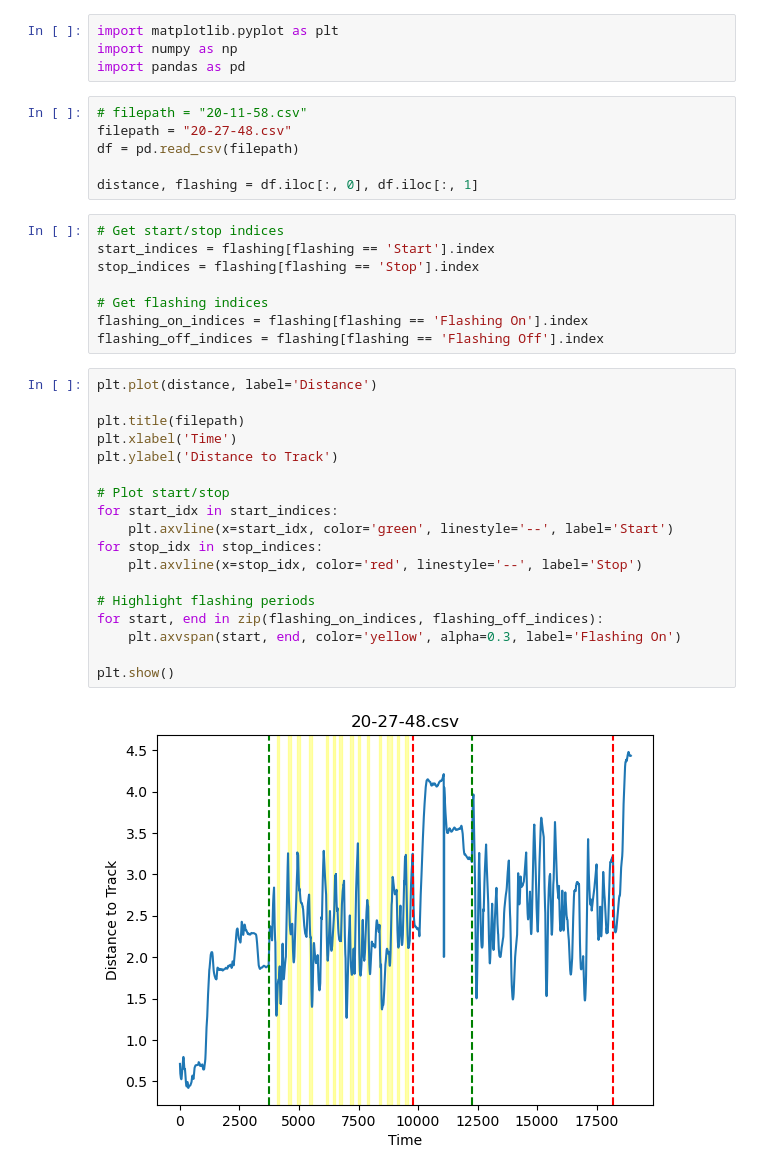
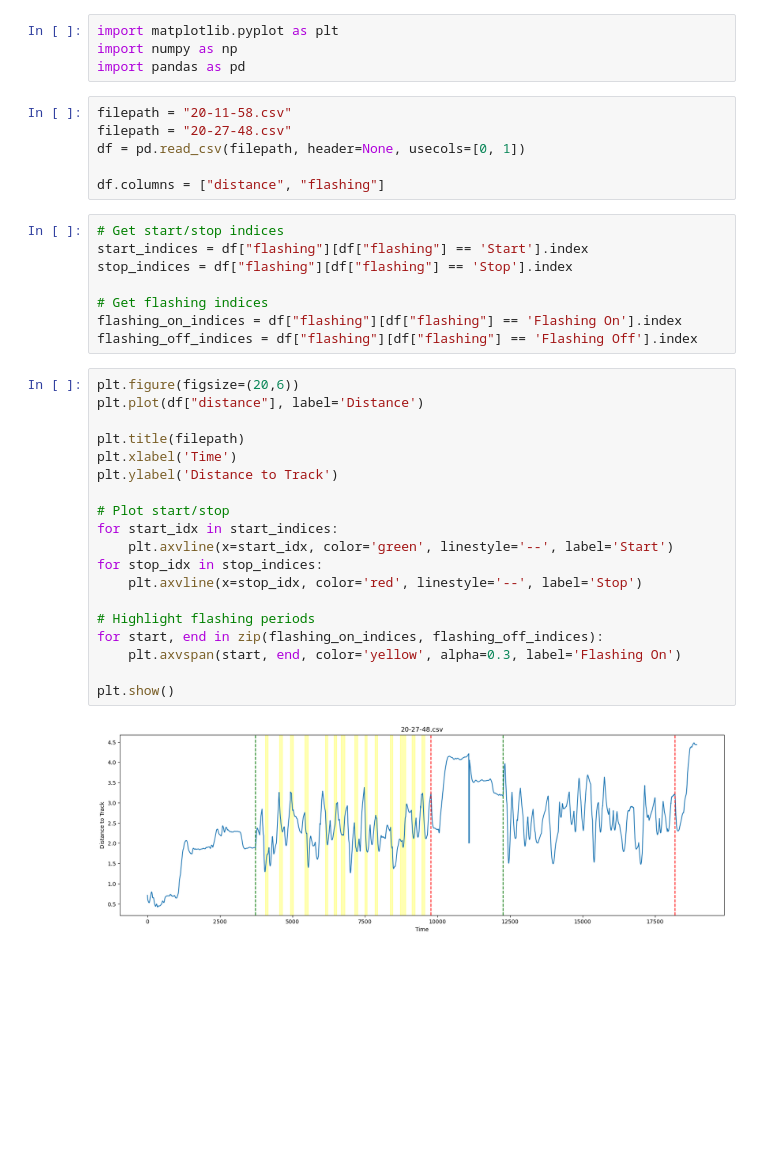
Before and after one commit to LilG0053/ResearchControl, a Jupyter notebook: analysis.ipynb, the cells around one changed output. Drawn from its saved outputs; the diff is of its cells as text; blank space fills up the shorter version.

```diff
--- a/analysis.ipynb
+++ b/analysis.ipynb
@@ -3,36 +3,37 @@ import matplotlib.pyplot as plt
 import numpy as np
 import pandas as pd
 # %%
-# filepath = "20-11-58.csv"
+filepath = "20-11-58.csv"
 filepath = "20-27-48.csv"
-df = pd.read_csv(filepath)
+df = pd.read_csv(filepath, header=None, usecols=[0, 1])
 
-distance, flashing = df.iloc[:, 0], df.iloc[:, 1]
+df.columns = ["distance", "flashing"]
 # %%
 # Get start/stop indices
-start_indices = flashing[flashing == 'Start'].index
-stop_indices = flashing[flashing == 'Stop'].index
+start_indices = df["flashing"][df["flashing"] == 'Start'].index
+stop_indices = df["flashing"][df["flashing"] == 'Stop'].index
 
 # Get flashing indices
-flashing_on_indices = flashing[flashing == 'Flashing On'].index
-flashing_off_indices = flashing[flashing == 'Flashing Off'].index
+flashing_on_indices = df["flashing"][df["flashing"] == 'Flashing On'].index
+flashing_off_indices = df["flashing"][df["flashing"] == 'Flashing Off'].index
 # %%
-plt.plot(distance, label='Distance')
+plt.figure(figsize=(20,6))
+plt.plot(df["distance"], label='Distance')
 
 plt.title(filepath)
 plt.xlabel('Time')
 plt.ylabel('Distance to Track')
 
 # Plot start/stop
 for start_idx in start_indices:
     plt.axvline(x=start_idx, color='green', linestyle='--', label='Start')
 for stop_idx in stop_indices:
     plt.axvline(x=stop_idx, color='red', linestyle='--', label='Stop')
 
 # Highlight flashing periods
 for start, end in zip(flashing_on_indices, flashing_off_indices):
     plt.axvspan(start, end, color='yellow', alpha=0.3, label='Flashing On')
 
 plt.show()
 # %% [output]
-[figure, old version]
+[figure, new version]
```
Also changed, not shown: parts of 1 cell of this notebook.
